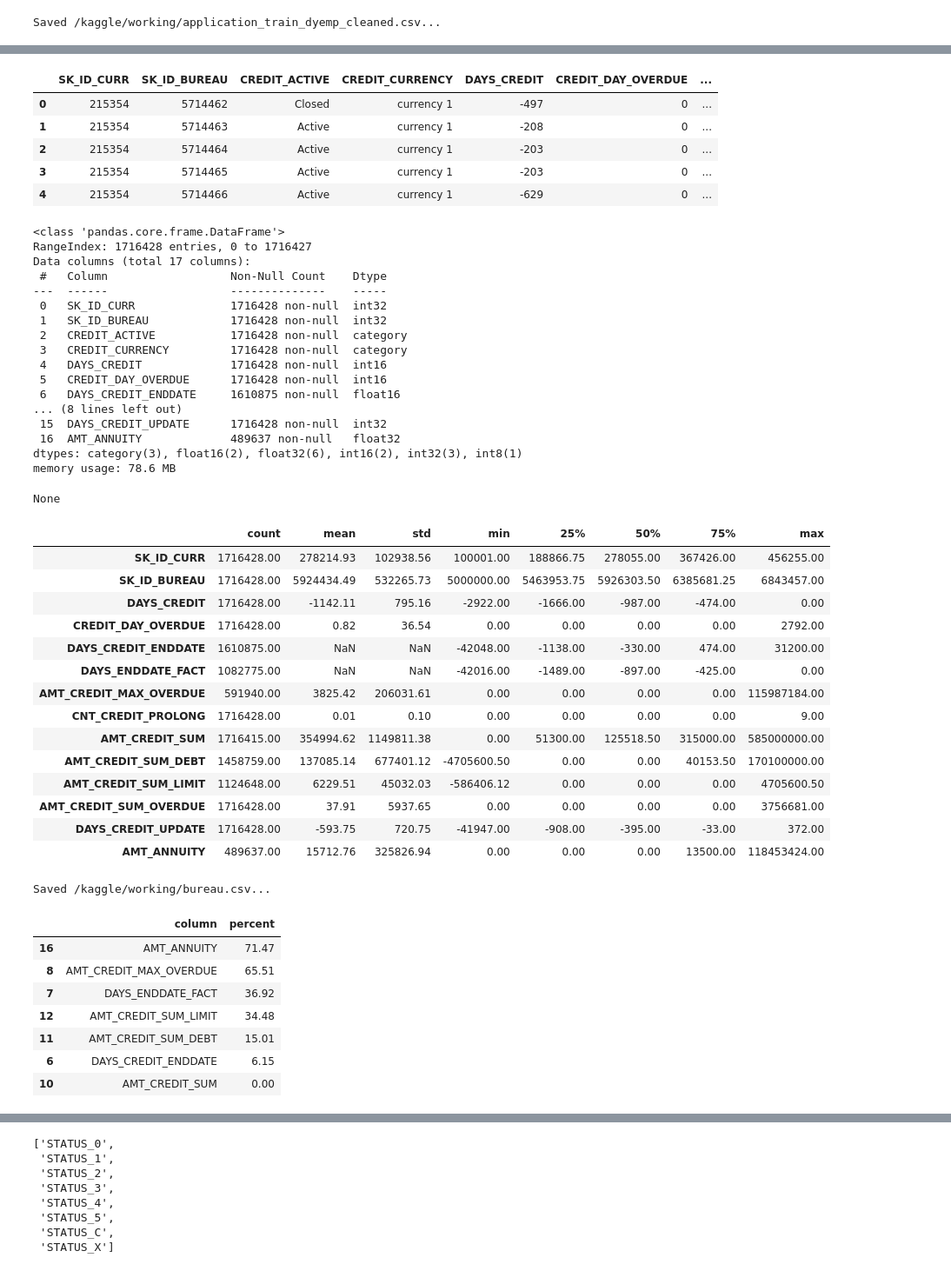
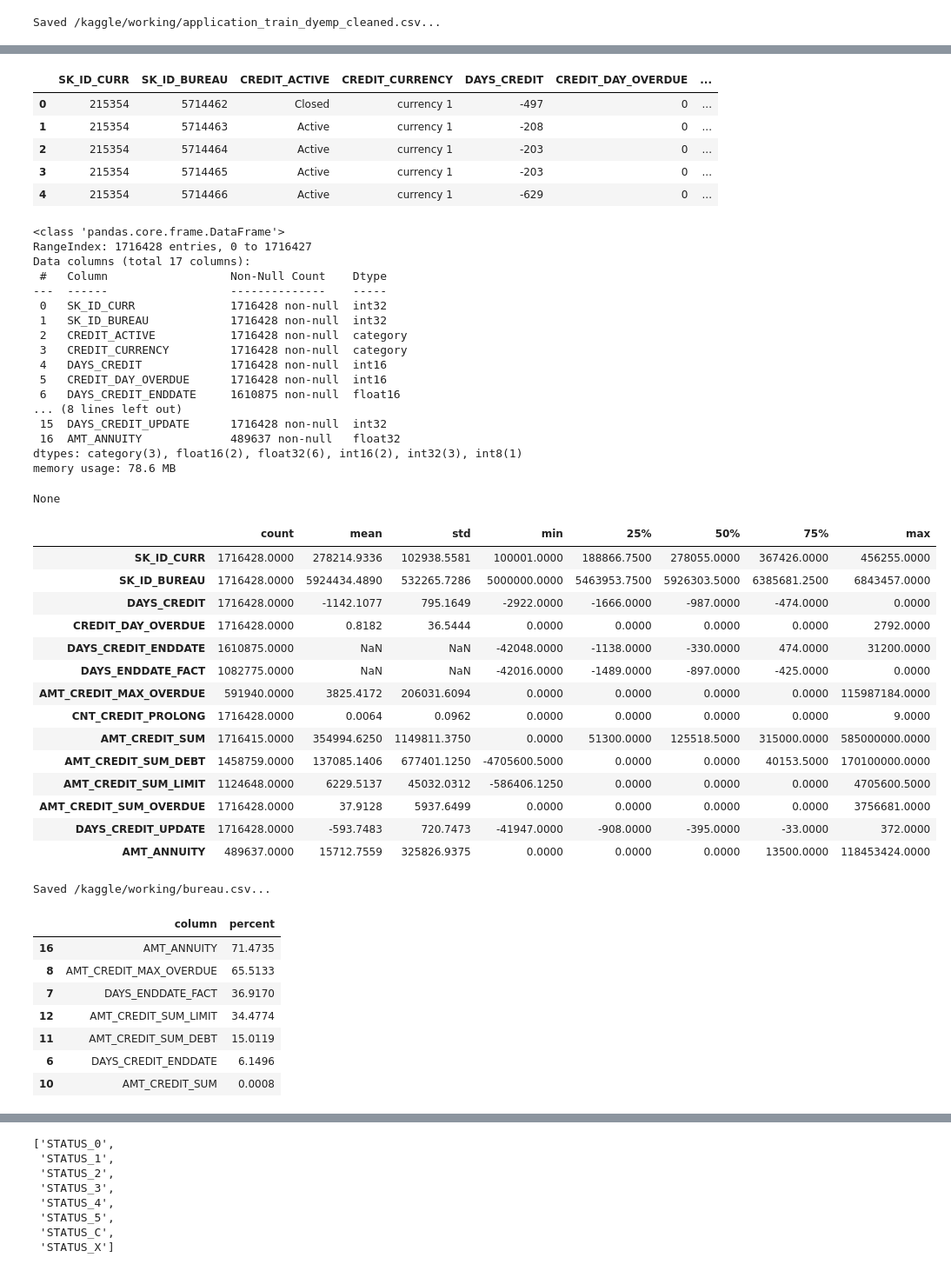
Before and after one commit to amithsbhat/Capstone-Home-Credit-Default-Risk, a Jupyter notebook: eda-home-credit-default-risk.ipynb, the cells around one changed output, grey strips where cells are left out. Shown at 87% size. Saved outputs shown, nothing was run; the diff lists cells and outputs as text; code cells hidden in the pictures.

Commit message:
Kaggle Notebook | EDA-Home-Credit-Default-Risk | Version 21

```diff
--- a/eda-home-credit-default-risk.ipynb
+++ b/eda-home-credit-default-risk.ipynb
@@ -9,7 +9,7 @@ display(HTML("<style>.container { width:100% !important; }</style>"))
 #pandas DataFrame column and row display limits
 pd.set_option('max_columns', None)
 pd.set_option('max_rows', None)
-pd.options.display.float_format = "{:.2f}".format
+pd.options.display.float_format = "{:.4f}".format
 from copy import deepcopy
 import tempfile
 import phik
@@ -573,60 +573,60 @@ Saved /kaggle/working/application_train_dyemp_cleaned.csv...
 df_bureau = read_input_file(fileName = 'bureau')
 display(get_nan_percentage(df_bureau))
 df_bureau_balance = read_input_file(fileName = 'bureau_balance')
-display(get_nan_percentage(df_bureau_balance))
+#display(get_nan_percentage(df_bureau_balance)) ## No NaNs
 # %% [output]
 Memory usage of dataframe is 222.62 MB
 Memory usage after optimization is: 78.57 MB
 Decreased by 64.7%
 Loaded bureau... Dataframe contains 1716428
 |  | SK_ID_CURR | SK_ID_BUREAU | CREDIT_ACTIVE | CREDIT_CURRENCY | DAYS_CREDIT | CREDIT_DAY_OVERDUE | ... |
 | 0 | 215354 | 5714462 | Closed | currency 1 | -497 | 0 | ... |
 | 1 | 215354 | 5714463 | Active | currency 1 | -208 | 0 | ... |
 | 2 | 215354 | 5714464 | Active | currency 1 | -203 | 0 | ... |
 | 3 | 215354 | 5714465 | Active | currency 1 | -203 | 0 | ... |
 | 4 | 215354 | 5714466 | Active | currency 1 | -629 | 0 | ... |
 <class 'pandas.core.frame.DataFrame'>
 RangeIndex: 1716428 entries, 0 to 1716427
 Data columns (total 17 columns):
  #   Column                  Non-Null Count    Dtype
 ---  ------                  --------------    -----
  0   SK_ID_CURR              1716428 non-null  int32
  1   SK_ID_BUREAU            1716428 non-null  int32
  2   CREDIT_ACTIVE           1716428 non-null  category
  3   CREDIT_CURRENCY         1716428 non-null  category
  4   DAYS_CREDIT             1716428 non-null  int16
  5   CREDIT_DAY_OVERDUE      1716428 non-null  int16
  6   DAYS_CREDIT_ENDDATE     1610875 non-null  float16
 ... (8 lines left out)
  15  DAYS_CREDIT_UPDATE      1716428 non-null  int32
  16  AMT_ANNUITY             489637 non-null   float32
 dtypes: category(3), float16(2), float32(6), int16(2), int32(3), int8(1)
 memory usage: 78.6 MB
 None
 |  | count | mean | std | min | 25% | 50% | 75% | max |
-| SK_ID_CURR | 1716428.00 | 278214.93 | 102938.56 | 100001.00 | 188866.75 | 278055.00 | 367426.00 | 456255.00 |
-| SK_ID_BUREAU | 1716428.00 | 5924434.49 | 532265.73 | 5000000.00 | 5463953.75 | 5926303.50 | 6385681.25 | 6843457.00 |
-| DAYS_CREDIT | 1716428.00 | -1142.11 | 795.16 | -2922.00 | -1666.00 | -987.00 | -474.00 | 0.00 |
-| CREDIT_DAY_OVERDUE | 1716428.00 | 0.82 | 36.54 | 0.00 | 0.00 | 0.00 | 0.00 | 2792.00 |
-| DAYS_CREDIT_ENDDATE | 1610875.00 | NaN | NaN | -42048.00 | -1138.00 | -330.00 | 474.00 | 31200.00 |
-| DAYS_ENDDATE_FACT | 1082775.00 | NaN | NaN | -42016.00 | -1489.00 | -897.00 | -425.00 | 0.00 |
-| AMT_CREDIT_MAX_OVERDUE | 591940.00 | 3825.42 | 206031.61 | 0.00 | 0.00 | 0.00 | 0.00 | 115987184.00 |
-| CNT_CREDIT_PROLONG | 1716428.00 | 0.01 | 0.10 | 0.00 | 0.00 | 0.00 | 0.00 | 9.00 |
-| AMT_CREDIT_SUM | 1716415.00 | 354994.62 | 1149811.38 | 0.00 | 51300.00 | 125518.50 | 315000.00 | 585000000.00 |
-| AMT_CREDIT_SUM_DEBT | 1458759.00 | 137085.14 | 677401.12 | -4705600.50 | 0.00 | 0.00 | 40153.50 | 170100000.00 |
-| AMT_CREDIT_SUM_LIMIT | 1124648.00 | 6229.51 | 45032.03 | -586406.12 | 0.00 | 0.00 | 0.00 | 4705600.50 |
-| AMT_CREDIT_SUM_OVERDUE | 1716428.00 | 37.91 | 5937.65 | 0.00 | 0.00 | 0.00 | 0.00 | 3756681.00 |
-| DAYS_CREDIT_UPDATE | 1716428.00 | -593.75 | 720.75 | -41947.00 | -908.00 | -395.00 | -33.00 | 372.00 |
-| AMT_ANNUITY | 489637.00 | 15712.76 | 325826.94 | 0.00 | 0.00 | 0.00 | 13500.00 | 118453424.00 |
+| SK_ID_CURR | 1716428.0000 | 278214.9336 | 102938.5581 | 100001.0000 | 188866.7500 | 278055.0000 | 367426.0000 | 456255.0000 |
+| SK_ID_BUREAU | 1716428.0000 | 5924434.4890 | 532265.7286 | 5000000.0000 | 5463953.7500 | 5926303.5000 | 6385681.2500 | 6843457.0000 |
+| DAYS_CREDIT | 1716428.0000 | -1142.1077 | 795.1649 | -2922.0000 | -1666.0000 | -987.0000 | -474.0000 | 0.0000 |
+| CREDIT_DAY_OVERDUE | 1716428.0000 | 0.8182 | 36.5444 | 0.0000 | 0.0000 | 0.0000 | 0.0000 | 2792.0000 |
+| DAYS_CREDIT_ENDDATE | 1610875.0000 | NaN | NaN | -42048.0000 | -1138.0000 | -330.0000 | 474.0000 | 31200.0000 |
+| DAYS_ENDDATE_FACT | 1082775.0000 | NaN | NaN | -42016.0000 | -1489.0000 | -897.0000 | -425.0000 | 0.0000 |
+| AMT_CREDIT_MAX_OVERDUE | 591940.0000 | 3825.4172 | 206031.6094 | 0.0000 | 0.0000 | 0.0000 | 0.0000 | 115987184.0000 |
+| CNT_CREDIT_PROLONG | 1716428.0000 | 0.0064 | 0.0962 | 0.0000 | 0.0000 | 0.0000 | 0.0000 | 9.0000 |
+| AMT_CREDIT_SUM | 1716415.0000 | 354994.6250 | 1149811.3750 | 0.0000 | 51300.0000 | 125518.5000 | 315000.0000 | 585000000.0000 |
+| AMT_CREDIT_SUM_DEBT | 1458759.0000 | 137085.1406 | 677401.1250 | -4705600.5000 | 0.0000 | 0.0000 | 40153.5000 | 170100000.0000 |
+| AMT_CREDIT_SUM_LIMIT | 1124648.0000 | 6229.5137 | 45032.0312 | -586406.1250 | 0.0000 | 0.0000 | 0.0000 | 4705600.5000 |
+| AMT_CREDIT_SUM_OVERDUE | 1716428.0000 | 37.9128 | 5937.6499 | 0.0000 | 0.0000 | 0.0000 | 0.0000 | 3756681.0000 |
+| DAYS_CREDIT_UPDATE | 1716428.0000 | -593.7483 | 720.7473 | -41947.0000 | -908.0000 | -395.0000 | -33.0000 | 372.0000 |
+| AMT_ANNUITY | 489637.0000 | 15712.7559 | 325826.9375 | 0.0000 | 0.0000 | 0.0000 | 13500.0000 | 118453424.0000 |
 Saved /kaggle/working/bureau.csv...
 |  | column | percent |
-| 16 | AMT_ANNUITY | 71.47 |
-| 8 | AMT_CREDIT_MAX_OVERDUE | 65.51 |
-| 7 | DAYS_ENDDATE_FACT | 36.92 |
-| 12 | AMT_CREDIT_SUM_LIMIT | 34.48 |
-| 11 | AMT_CREDIT_SUM_DEBT | 15.01 |
-| 6 | DAYS_CREDIT_ENDDATE | 6.15 |
-| 10 | AMT_CREDIT_SUM | 0.00 |
+| 16 | AMT_ANNUITY | 71.4735 |
+| 8 | AMT_CREDIT_MAX_OVERDUE | 65.5133 |
+| 7 | DAYS_ENDDATE_FACT | 36.9170 |
+| 12 | AMT_CREDIT_SUM_LIMIT | 34.4774 |
+| 11 | AMT_CREDIT_SUM_DEBT | 15.0119 |
+| 6 | DAYS_CREDIT_ENDDATE | 6.1496 |
+| 10 | AMT_CREDIT_SUM | 0.0008 |
 Memory usage of dataframe is 624.85 MB
 Memory usage after optimization is: 156.21 MB
 Decreased by 75.0%
```
Also changed, not shown: parts of 17 cells of this notebook.
